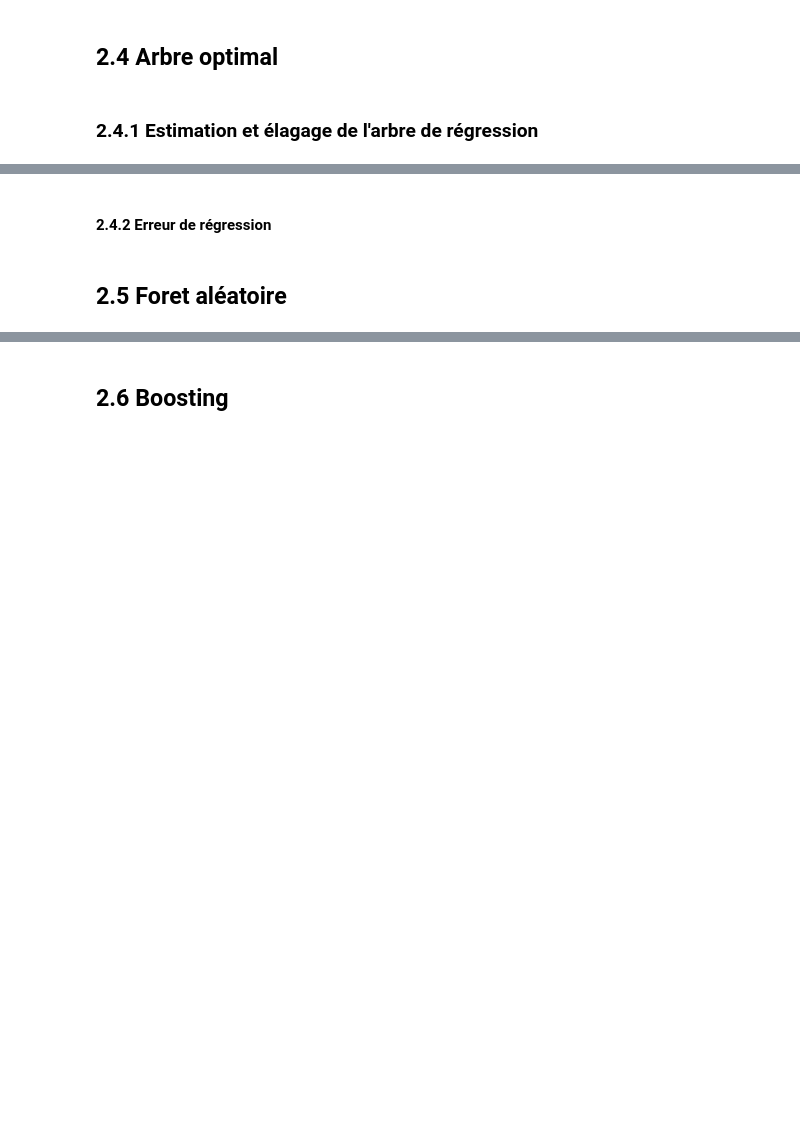
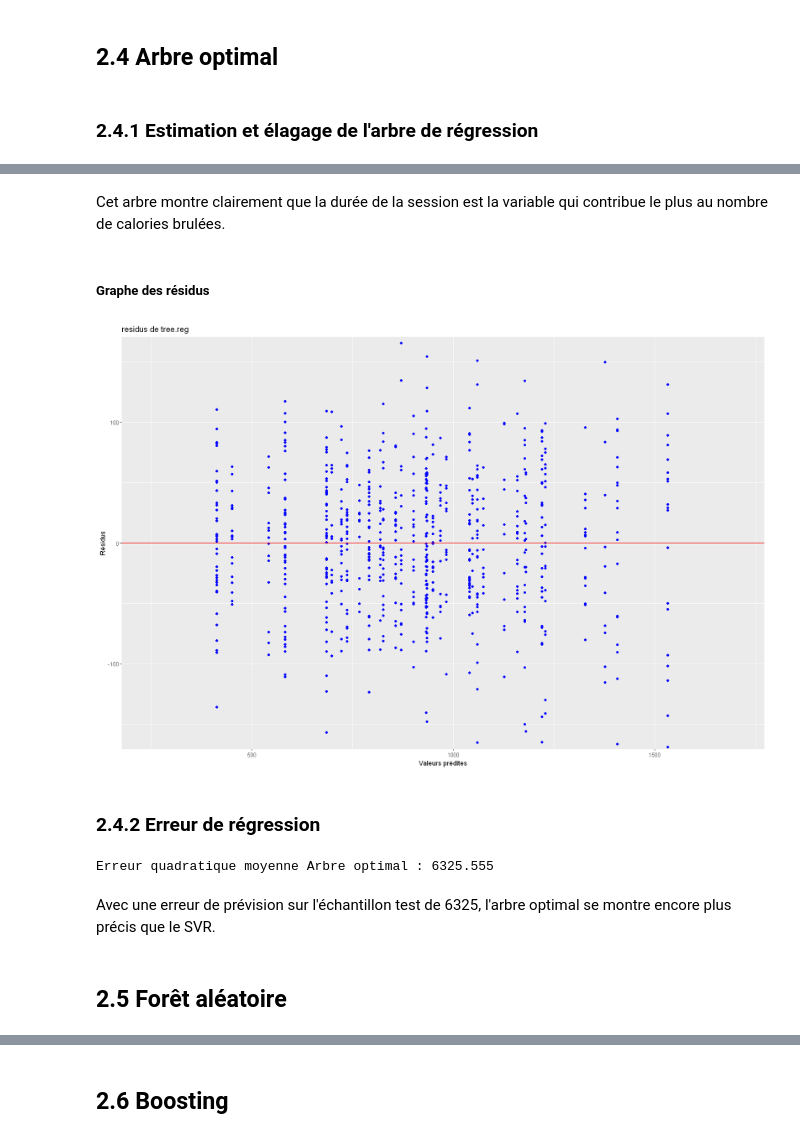
Before and after one commit to QUENTINTOUIL/Projet_ML, a Jupyter notebook: V2_R.ipynb, the cells around one changed output, grey strips where cells are left out. Drawn from its saved outputs; the diff is of its cells as text; code cells hidden in the pictures; blank space fills up the shorter version.

```diff
--- a/V2_R.ipynb
+++ b/V2_R.ipynb
@@ -1003,4 +1112,23 @@ Le modèle SVR est bien plus performant que les modèles linéaires. En effet, l
+# %% [markdown]
+Cet arbre montre clairement que la durée de la session est la variable qui contribue le plus au nombre de calories brulées.
+# %% [markdown]
+##### Graphe des résidus
+# %%
+fit.tree=predict(tree.reg)
+res.tree=fit.tree-datappr[,"Calories_Burned"]
+gplot.res(fit.tree,res.tree,"residus de tree.reg")
+# %% [output]
+[figure, added]
 # %% [markdown]
-#### 2.4.2 Erreur de régression
+### 2.4.2 Erreur de régression
+# %%
+# Calcul des prévisions
+pred.treer=predict(tree.reg,newdata=datestr)
+# Erreur quadratique moyenne de prévision en régression
+cat("Erreur quadratique moyenne Arbre optimal :",sum((pred.treer-datestr[,"Calories_Burned"])^2)/nrow(datestr) , "\n")
+# %% [output]
+Erreur quadratique moyenne Arbre optimal : 6325.555
+# %% [markdown]
+Avec une erreur de prévision sur l'échantillon test de 6325, l'arbre optimal se montre encore plus précis que le SVR.
 # %% [markdown]
-## 2.5 Foret aléatoire
+## 2.5 Forêt aléatoire
```
Also changed, not shown: parts of 55 cells of this notebook, 1 other file.
